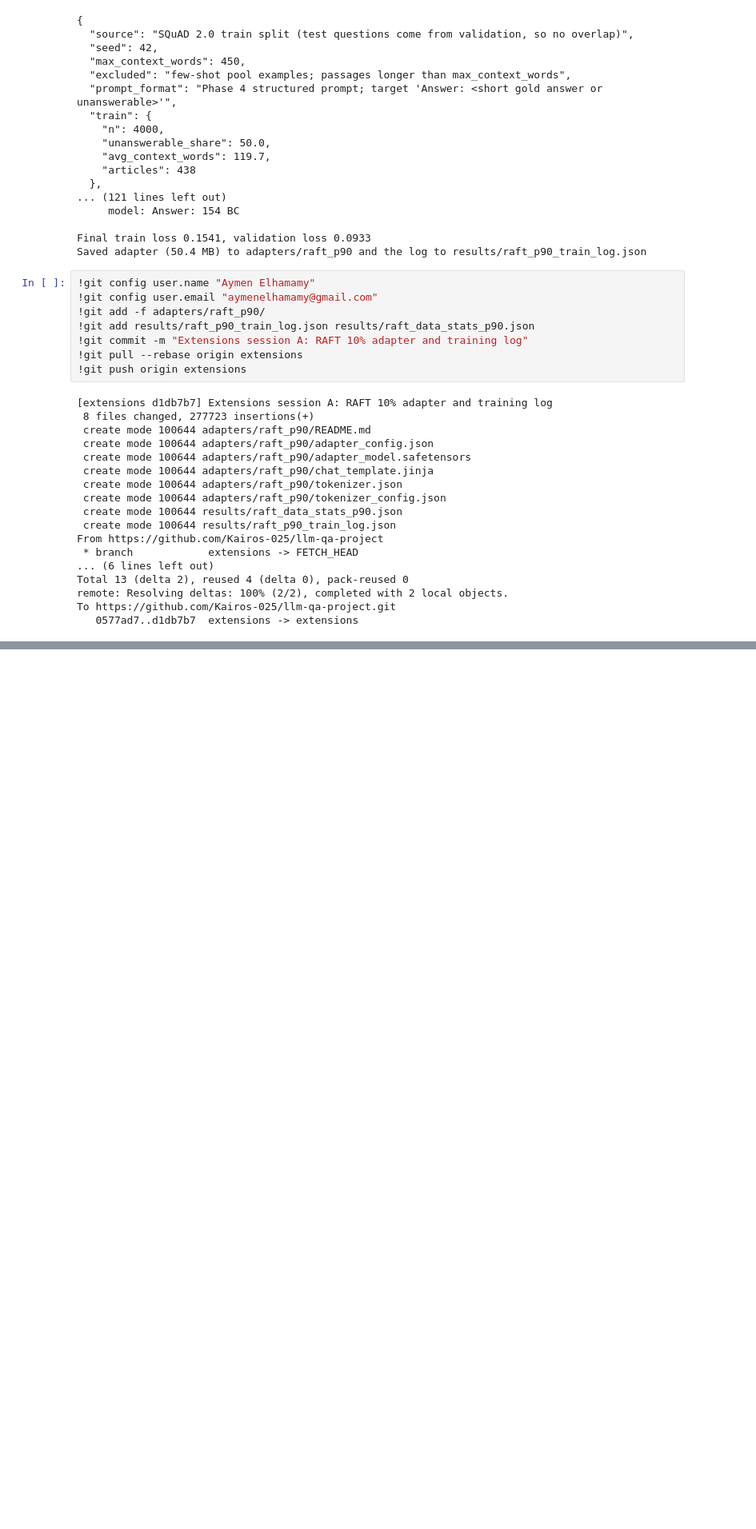
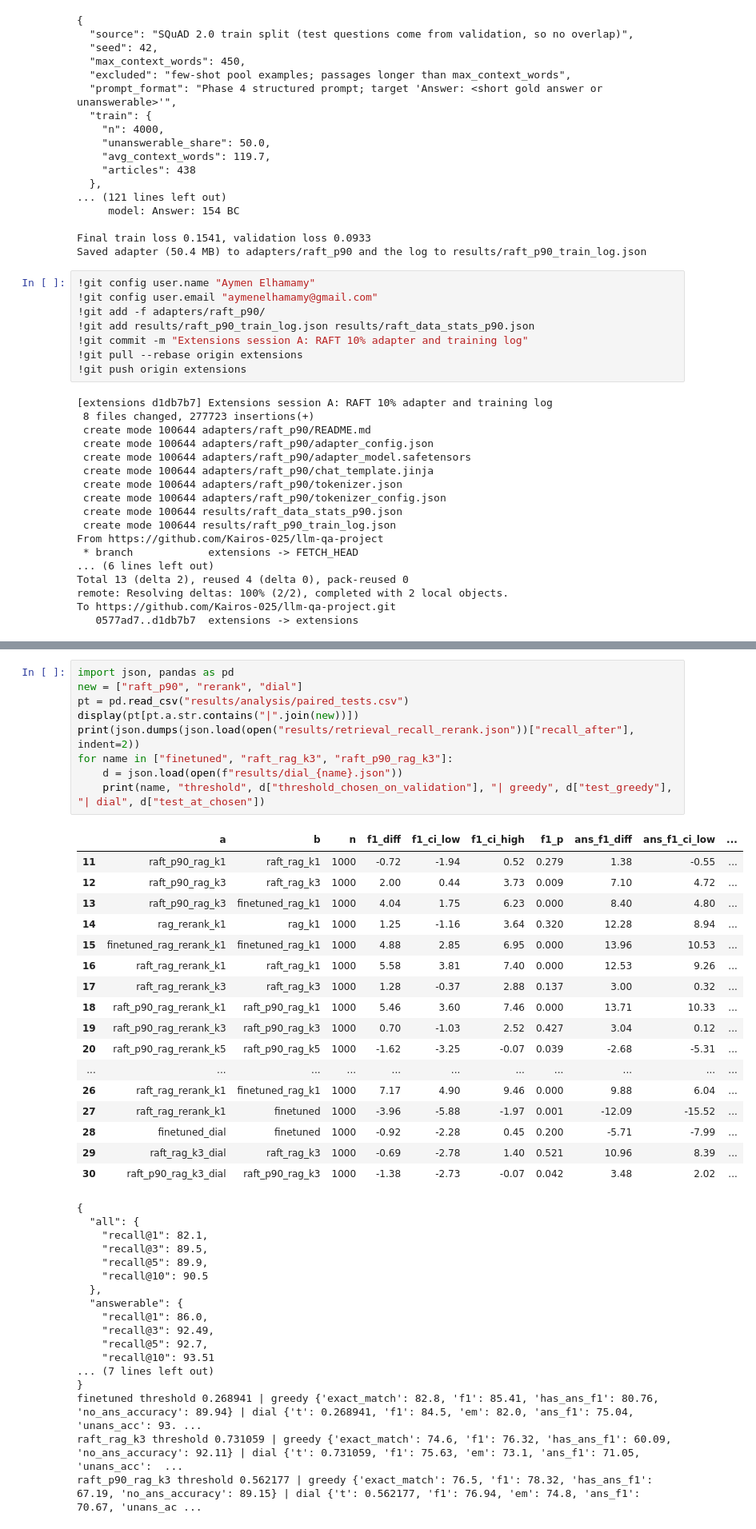
Before and after one commit to Kairos-025/llm-qa-project, a Jupyter notebook: notebooks/07_extensions.ipynb, the cells around one changed output, grey strips where cells are left out. Shown at 80% size. Drawn from its saved outputs; the diff is of its cells as text; blank space fills up the shorter version.

```diff
--- a/notebooks/07_extensions.ipynb
+++ b/notebooks/07_extensions.ipynb
@@ -196,0 +431,44 @@ To https://github.com/Kairos-025/llm-qa-project.git
+# %%
+import json, pandas as pd
+new = ["raft_p90", "rerank", "dial"]
+pt = pd.read_csv("results/analysis/paired_tests.csv")
+display(pt[pt.a.str.contains("|".join(new))])
+print(json.dumps(json.load(open("results/retrieval_recall_rerank.json"))["recall_after"], indent=2))
+for name in ["finetuned", "raft_rag_k3", "raft_p90_rag_k3"]:
+    d = json.load(open(f"results/dial_{name}.json"))
+    print(name, "threshold", d["threshold_chosen_on_validation"], "| greedy", d["test_greedy"], "| dial", d["test_at_chosen"])
+# %% [output]
+|  | a | b | n | f1_diff | f1_ci_low | f1_ci_high | f1_p | ans_f1_diff | ans_f1_ci_low | ... |
+| 11 | raft_p90_rag_k1 | raft_rag_k1 | 1000 | -0.72 | -1.94 | 0.52 | 0.279 | 1.38 | -0.55 | ... |
+| 12 | raft_p90_rag_k3 | raft_rag_k3 | 1000 | 2.00 | 0.44 | 3.73 | 0.009 | 7.10 | 4.72 | ... |
+| 13 | raft_p90_rag_k3 | finetuned_rag_k1 | 1000 | 4.04 | 1.75 | 6.23 | 0.000 | 8.40 | 4.80 | ... |
+| 14 | rag_rerank_k1 | rag_k1 | 1000 | 1.25 | -1.16 | 3.64 | 0.320 | 12.28 | 8.94 | ... |
+| 15 | finetuned_rag_rerank_k1 | finetuned_rag_k1 | 1000 | 4.88 | 2.85 | 6.95 | 0.000 | 13.96 | 10.53 | ... |
+| 16 | raft_rag_rerank_k1 | raft_rag_k1 | 1000 | 5.58 | 3.81 | 7.40 | 0.000 | 12.53 | 9.26 | ... |
+| 17 | raft_rag_rerank_k3 | raft_rag_k3 | 1000 | 1.28 | -0.37 | 2.88 | 0.137 | 3.00 | 0.32 | ... |
+| 18 | raft_p90_rag_rerank_k1 | raft_p90_rag_k1 | 1000 | 5.46 | 3.60 | 7.46 | 0.000 | 13.71 | 10.33 | ... |
+| 19 | raft_p90_rag_rerank_k3 | raft_p90_rag_k3 | 1000 | 0.70 | -1.03 | 2.52 | 0.427 | 3.04 | 0.12 | ... |
+| 20 | raft_p90_rag_rerank_k5 | raft_p90_rag_k5 | 1000 | -1.62 | -3.25 | -0.07 | 0.039 | -2.68 | -5.31 | ... |
+| ... | ... | ... | ... | ... | ... | ... | ... | ... | ... | ... |
+| 26 | raft_rag_rerank_k1 | finetuned_rag_k1 | 1000 | 7.17 | 4.90 | 9.46 | 0.000 | 9.88 | 6.04 | ... |
+| 27 | raft_rag_rerank_k1 | finetuned | 1000 | -3.96 | -5.88 | -1.97 | 0.001 | -12.09 | -15.52 | ... |
+| 28 | finetuned_dial | finetuned | 1000 | -0.92 | -2.28 | 0.45 | 0.200 | -5.71 | -7.99 | ... |
+| 29 | raft_rag_k3_dial | raft_rag_k3 | 1000 | -0.69 | -2.78 | 1.40 | 0.521 | 10.96 | 8.39 | ... |
+| 30 | raft_p90_rag_k3_dial | raft_p90_rag_k3 | 1000 | -1.38 | -2.73 | -0.07 | 0.042 | 3.48 | 2.02 | ... |
+{
+  "all": {
+    "recall@1": 82.1,
+    "recall@3": 89.5,
+    "recall@5": 89.9,
+    "recall@10": 90.5
+  },
+  "answerable": {
+    "recall@1": 86.0,
+    "recall@3": 92.49,
+    "recall@5": 92.7,
+    "recall@10": 93.51
+... (7 lines left out)
+}
+finetuned threshold 0.268941 | greedy {'exact_match': 82.8, 'f1': 85.41, 'has_ans_f1': 80.76, 'no_ans_accuracy': 89.94} | dial {'t': 0.268941, 'f1': 84.5, 'em': 82.0, 'ans_f1': 75.04, 'unans_acc': 93. ...
+raft_rag_k3 threshold 0.731059 | greedy {'exact_match': 74.6, 'f1': 76.32, 'has_ans_f1': 60.09, 'no_ans_accuracy': 92.11} | dial {'t': 0.731059, 'f1': 75.63, 'em': 73.1, 'ans_f1': 71.05, 'unans_acc':  ...
+raft_p90_rag_k3 threshold 0.562177 | greedy {'exact_match': 76.5, 'f1': 78.32, 'has_ans_f1': 67.19, 'no_ans_accuracy': 89.15} | dial {'t': 0.562177, 'f1': 76.94, 'em': 74.8, 'ans_f1': 70.67, 'unans_ac ...
```
Also changed, not shown: parts of 12 cells of this notebook.
